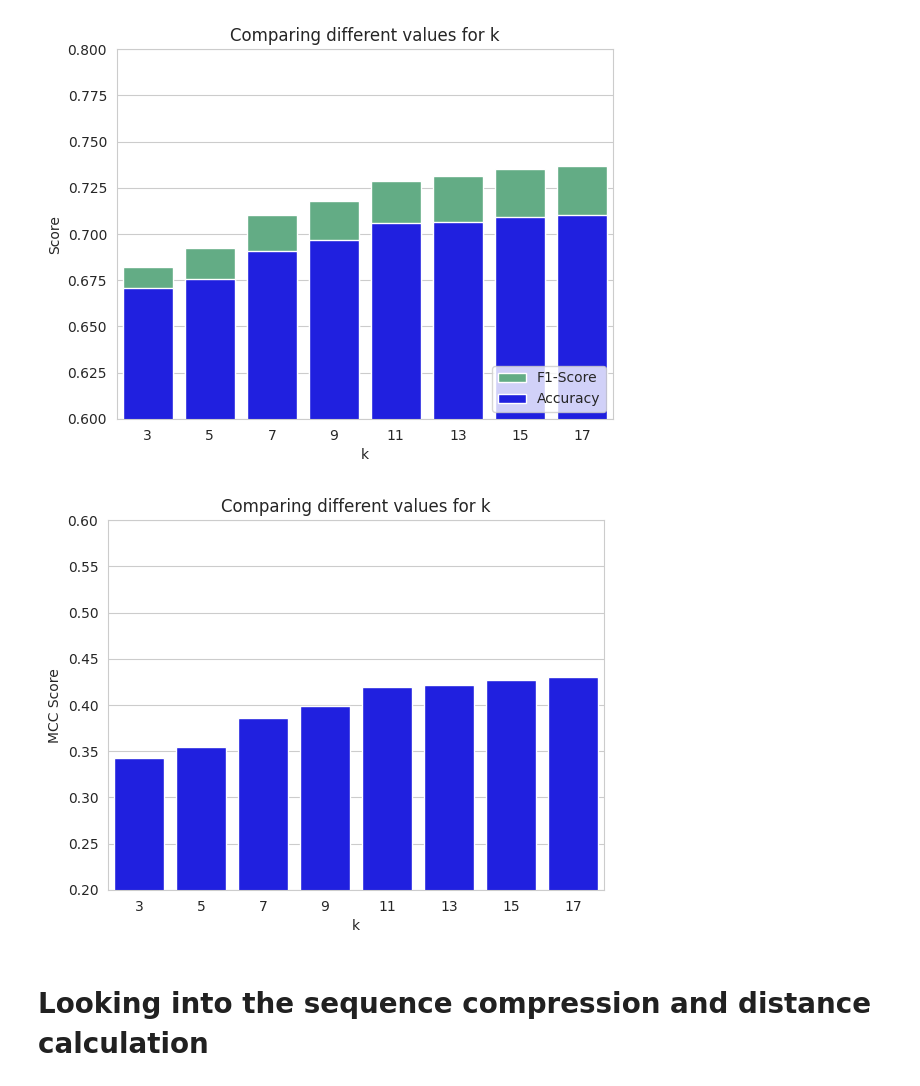
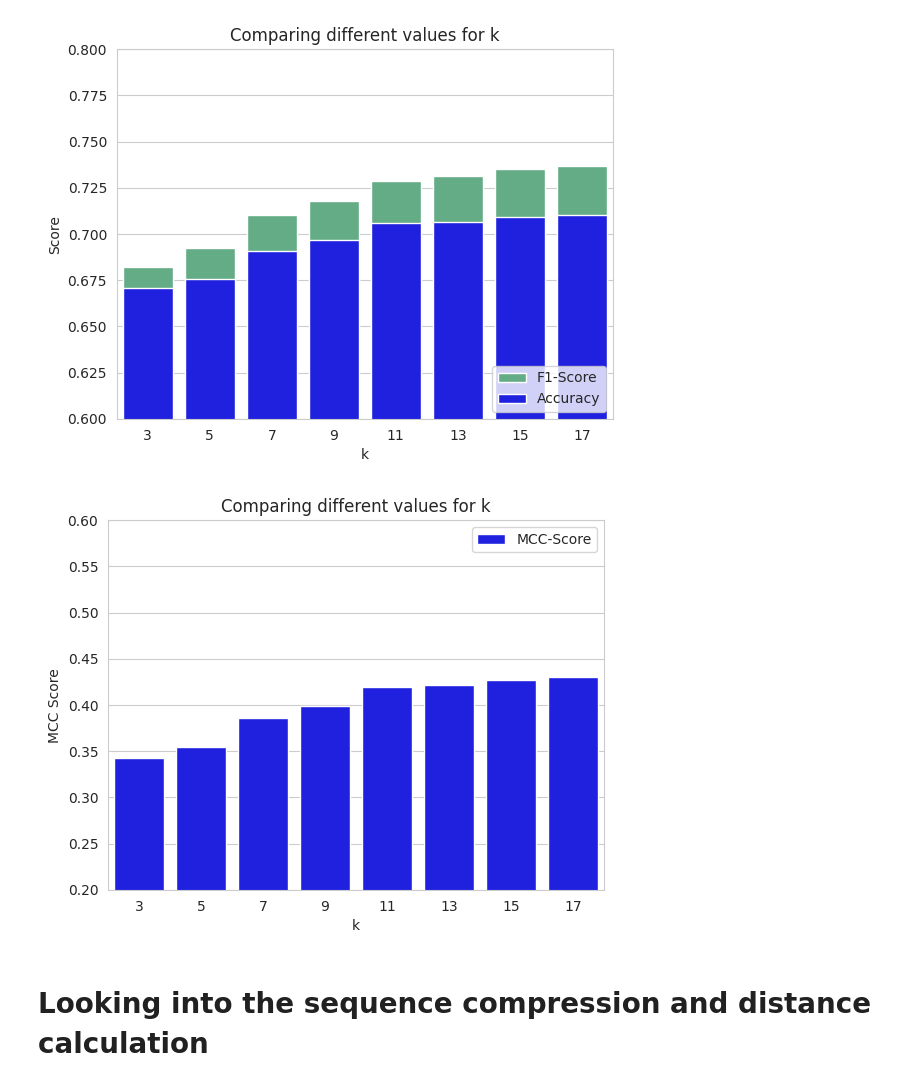
Before and after one commit to github4touchdouble/nnet-enzyme, a Jupyter notebook: knn_gzip/gzip_knn.ipynb, the cells around one changed output. Saved outputs shown, nothing was run; the diff lists cells and outputs as text; code cells hidden in the pictures.

Commit message:
Forgot to add label to MCC plot

```diff
--- a/knn_gzip/gzip_knn.ipynb
+++ b/knn_gzip/gzip_knn.ipynb
@@ -321,23 +321,24 @@ plt.show()
 # %%
 # plot mcc
 ks = [3,5,7,9,11,13,15,17]
 mcc_scores = []
 for res in results:
     mcc_scores.append(res[5])
 
 ax = plt.subplots()
-ax = sns.barplot(x=ks, y=mcc_scores, label='MCC', color="blue")
+ax = sns.barplot(x=ks, y=mcc_scores, label='MCC-Score', color="blue")
 
 # Set plot title and labels
 ax.set_title("Comparing different values for k")
 ax.set_xlabel("k")
 ax.set_ylabel("MCC Score")
 ax.set_ylim(0.2,0.6)
+ax.legend()
 
 # Show the plot
 plt.show()
 # %% [output]
-[figure, old version]
+[figure, new version]
 # %% [markdown]
 # Looking into the sequence compression and distance calculation
 # %%
```
